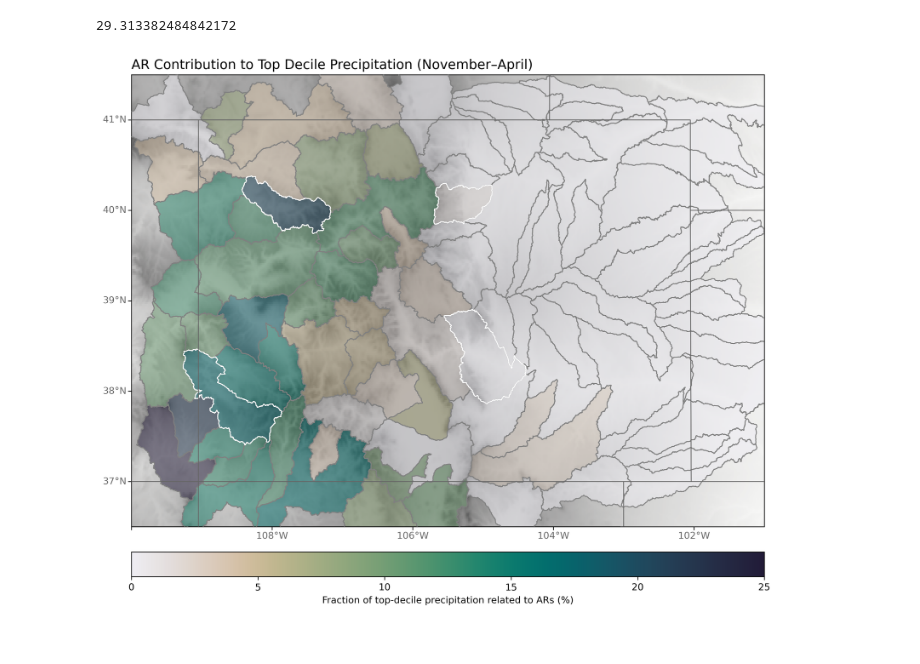
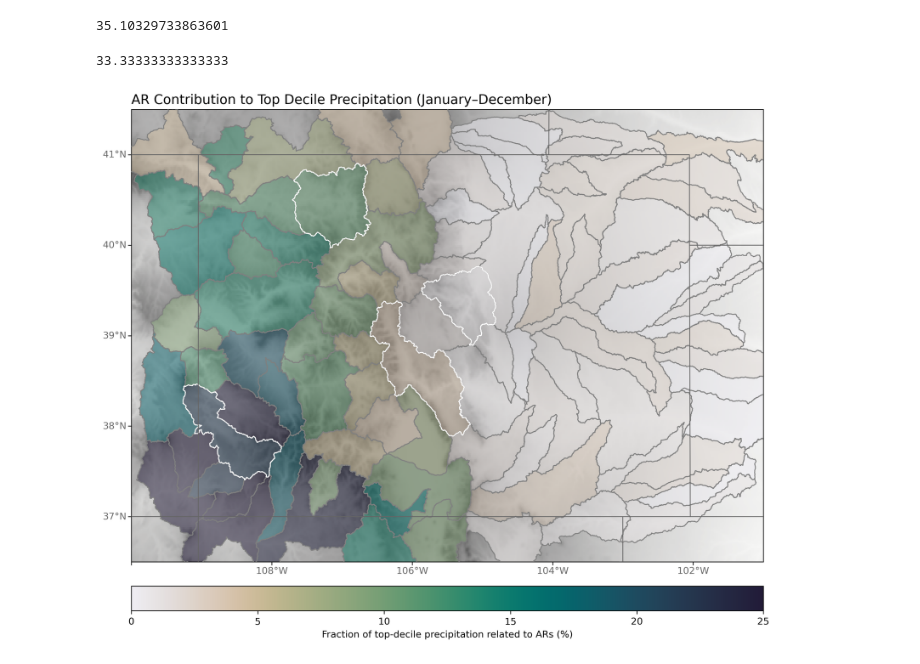
Before and after one commit to CW3E/CO_top-decile_precip_ARs_code, a Jupyter notebook: analysis/ar_fraction_extreme_prec.ipynb, the cells around one changed output. Drawn from its saved outputs; the diff is of its cells as text; code cells hidden in the pictures.

```diff
--- a/analysis/ar_fraction_extreme_prec.ipynb
+++ b/analysis/ar_fraction_extreme_prec.ipynb
@@ -32,13 +46,23 @@ path_to_figs = '../figs/'      # figures
 # %%
+start_mon = 1
+end_mon = 12
+
+da = xr.DataArray(data=np.array([0, 0, 0, 0, 0, 0]),
+    dims=["ar_scale"],
+    coords=dict(ar_scale=(["ar_scale"], np.array([0.0, 1.0, 2.0, 3.0, 4.0, 5.0]))))
+
 ## load PRISM watershed precip dataset
 fname = path_to_data + 'preprocessed/PRISM/PRISM_HUC8_CO.nc'
 PRISM = xr.open_dataset(fname)
 ## get just Nov - April
-PRISM = select_months_ds(PRISM, 11, 4, 'date')
+PRISM = select_months_ds(PRISM, start_mon, end_mon, 'date')
 
 HUC8_IDs = PRISM.HUC8.values ## get list of HUC8 IDs
 
 frac_lst = []
+ARscale_lst = []
+frac_days_lst = []
+
 ## loop through all HUC8s
 for i, HUC8_ID in enumerate(HUC8_IDs):
     # print(i, HUC8_ID)
@@ -47,26 +71,35 @@ for i, HUC8_ID in enumerate(HUC8_IDs):
     tmp = tmp.where(tmp.extreme == 1, drop=True)
 
     ## load final trajectory dataset
-    fname = '/home/dnash/comet_data/preprocessed/ERA5_trajectories/final/PRISM_HUC8_{0}.nc'.format(HUC8_ID)
+    fname = '/home/dnash/comet_data/preprocessed/ERA5_trajectories/latest/PRISM_HUC8_{0}.nc'.format(HUC8_ID)
     traj = xr.open_dataset(fname)
-    traj = select_months_ds(traj, 11, 4, 'start_date')
+    traj = select_months_ds(traj, start_mon, end_mon, 'start_date')
 
     ## total extreme precip
     total_prec = tmp.prec.sum('date').values
+    ct_prec = tmp.prec.count('date').values
     try:
         ## get all the dates from the trajectory dataset where AR Scale > 0
-        ar_days = traj.where(traj.ar_scale > 0, drop=True).start_date.values
+        ar_days = traj.where(traj.coastal_IVT >= 250., drop=True).start_date.values
         ## select those dates from precip dataset
         tmp2 = tmp.sel(date=ar_days)
         ## calculate fraction of extreme precipitation related to ARs for each watershed
         ar_prec = tmp2.prec.sum('date').values
         frac = (ar_prec/total_prec)*100
+        frac_days = (len(ar_days)/ct_prec)*100
+
+        # get the number of times AR scale for each trajectory
+        ARscale = traj.groupby("ar_scale").count().ar
 
     except ValueError:
         ## no AR days
         frac = 0
+        ARscale = da
+        frac_days = 0
 
     frac_lst.append(frac)
+    ARscale_lst.append(ARscale)
+    frac_days_lst.append(frac_days)
 
 ## now attach to the geopandas dataframe
 
@@ -75,13 +108,18 @@ for i, HUC8_ID in enumerate(HUC8_IDs):
 fp = path_to_data + 'downloads/CO_HUC8/wbdhu8.shp'
 polys = gpd.read_file(fp, crs="epsg:4326") # have to manually set the projection
 polys['frac'] = frac_lst
+polys['frac_days'] = frac_days_lst
 # %%
-HUC8_ID_lst = [14050005, ## upper white
+HUC8_ID_lst = [14050001, ## upper yampa
+               # 14050005, ## upper white
                # 14050002, ## lower yampa
                # 14080104, ## animas (San Juans),
                14030002, ## upper dolores
-               11020002, ## arkansas - Pueblo Reservoir
-               10190005 ## St. Vrain (Boulder)
+               # 11020002, ## arkansas - Pueblo Reservoir
+               # 10190005 ## St. Vrain (Boulder)
+               # 14030005, ## 'Upper Colorado-Kane Springs'
+               10190002, ## 'Upper South Platte'
+               11020001 ## Arkansas Headwaters
               ]
 idx = (polys.HUC8 == str(HUC8_ID_lst[0])) | (polys.HUC8 == str(HUC8_ID_lst[1])) | (polys.HUC8 == str(HUC8_ID_lst[2])) | (polys.HUC8 == str(HUC8_ID_lst[3]))
 tmp =  polys[idx]
@@ -95,7 +133,11 @@ tmp
 # %%
 polys['frac'].max()
 # %% [output]
-29.313382484842172
+35.10329733863601
+# %%
+polys['frac_days'].max()
+# %% [output]
+33.33333333333333
 # %%
 # Set up projection
 datacrs = ccrs.PlateCarree()  ## the projection the data is in
@@ -134,32 +176,33 @@ ncols = 1
 ## n-rows by n-columns
 gs = GridSpec(nrows, ncols, height_ratios=[1, 0.05], width_ratios = [1], wspace=0.01, hspace=0.01)
 ## use gs[rows index, columns index] to access grids
 
 # Add color bar axis
 cbax = plt.subplot(gs[1,0]) # colorbar axis
 
 ## Add axis for plot
 ax = fig.add_subplot(gs[0,0], projection=mapcrs)
 ax = draw_basemap(ax, extent=ext1, xticks=dx, yticks=dy,left_lats=True, right_lats=False, mask_ocean=False, coastline=False)
 
 ## topo with gray shading
 cs = plot_terrain(ax, ext1)
 
 # add choropleth watershed fraction
 lgnd_kwds={"label": "Fraction of top-decile precipitation related to ARs (%)", "orientation": "horizontal"}
 cf = polys.plot(ax=ax, column="frac", cmap=cmo.rain, vmin=0, vmax=25, alpha=0.5, legend=True, cax=cbax, legend_kwds=lgnd_kwds)
 polys.plot(ax=ax, edgecolor='grey', color='None', zorder=98)
 
 ax.add_feature(cfeature.STATES, edgecolor='0.4', linewidth=0.8, zorder=199)
 
 ## add in four focus watersheds
 tmp.plot(ax=ax, edgecolor='white', color='None', zorder=99)
+# basin.plot(ax=ax, edgecolor='white', color='None', zorder=99)
 
-ax.set_title('AR Contribution to Top Decile Precipitation (November–April)', loc='left', fontsize=14)
+ax.set_title('AR Contribution to Top Decile Precipitation (January–December)', loc='left', fontsize=14)
 
 fig.savefig('%s.%s' %(fname, fmt), bbox_inches='tight', dpi=fig.dpi)
 
 # Show
 plt.show()
 # %% [output]
-[figure, old version]
+[figure, new version]
```
Also changed, not shown: parts of 6 cells of this notebook, 19 other files.
